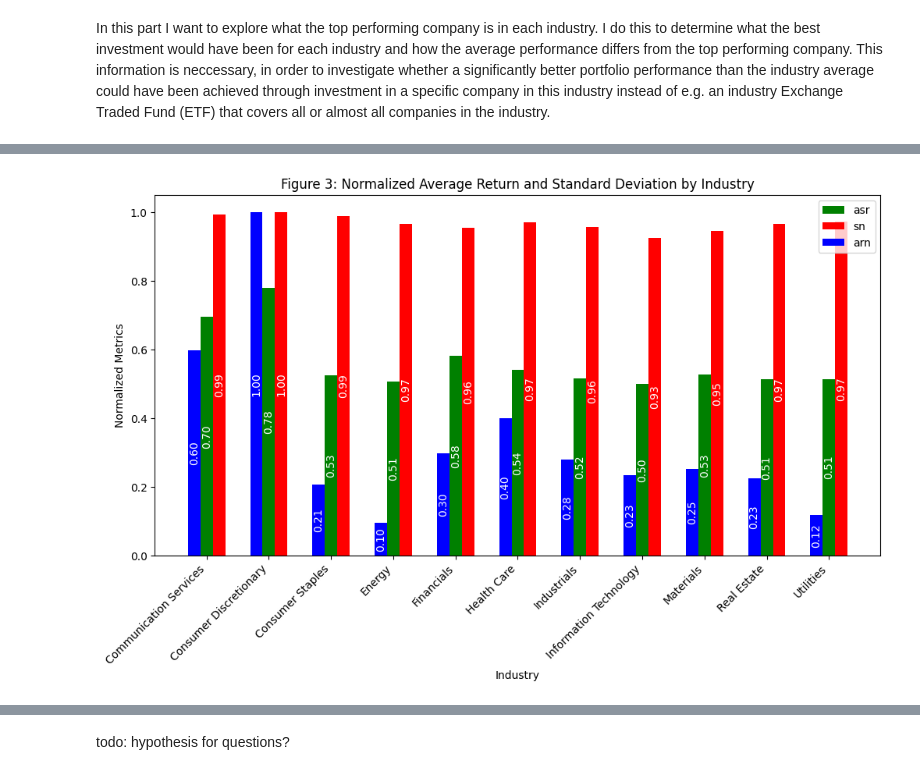
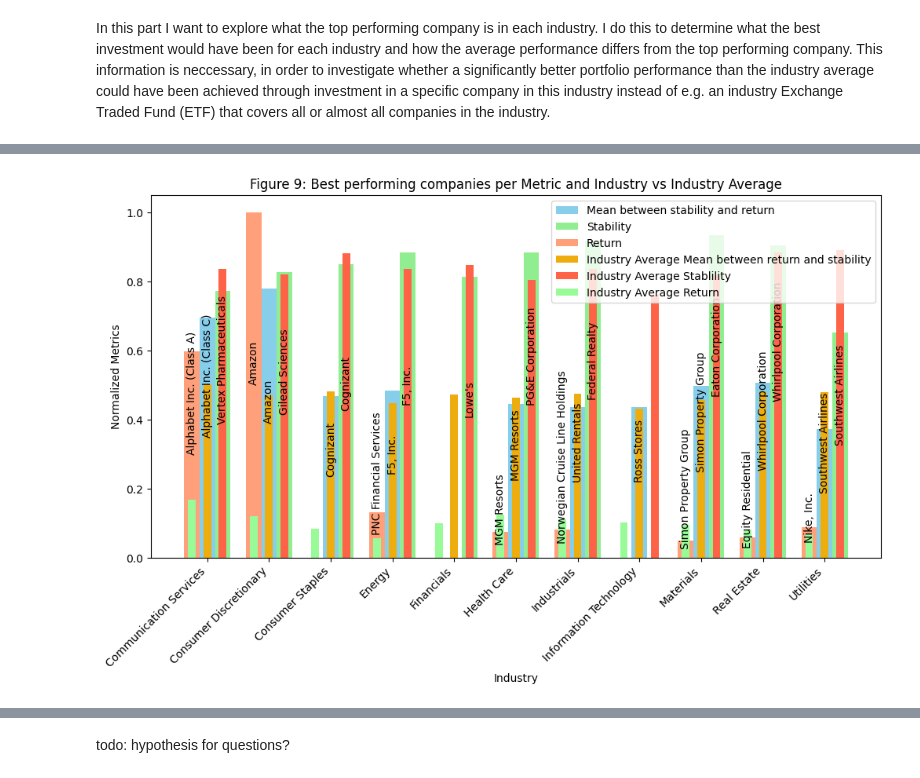
Before and after one commit to radtklau/stock_market, a Jupyter notebook: stock_market.ipynb, the cells around one changed output, grey strips where cells are left out. Cells and saved outputs as stored; diff of their text form; code cells hidden in the pictures.

```diff
--- a/stock_market.ipynb
+++ b/stock_market.ipynb
@@ -718,14 +716,17 @@ sp500_comp_ex["Average_Stability_Return"] = (
 ) / 2 # Calculate the average of stability and return
 
 
+industry_stats = sp500_comp_ex.groupby('GICS Sector').agg({
+    'Avg_return_normalized': 'mean',
+    'Stability_normalized': 'mean',
+}).reset_index()
+
+industry_stats['Mean_between_return_and_stability'] = (industry_stats['Avg_return_normalized'] + (industry_stats['Stability_normalized'])) / 2
 
 # Find the index of the row with the highest metric in each industry
 asr = sp500_comp_ex.groupby('GICS Sector')['Average_Stability_Return'].idxmax()
-#print(df1)
 sn = sp500_comp_ex.groupby('GICS Sector')['Stability_normalized'].idxmax()
-#print(df2)
 arn = sp500_comp_ex.groupby('GICS Sector')['Avg_return_normalized'].idxmax()
-#print(df3)
 
 unique_industries = sp500_comp_ex['GICS Sector'].unique()
 plot_data = {industry: None for industry in unique_industries}
@@ -738,59 +739,97 @@ extracted_data = [[],[],[]]
 for i, series in enumerate(index_series):
     for industry, index in series.items():
         row = sp500_comp_ex.iloc[index]
-        #print(row)
-        extracted_data[i].append(row[metric_list[i]])
+        extracted_data[i].append(row)
+
+asr_data = []
+sn_data = []
+arn_data = []
+for i, metric in enumerate(extracted_data):
+    for company in metric:
+        if i == 0:
+            asr_data.append(company["Average_Stability_Return"])
+        if i == 1:
+            sn_data.append(company["Stability_normalized"])
+        if i == 2:
+            arn_data.append(company["Avg_return_normalized"])
 
 
 plt.figure(figsize=(12, 6))
 
-bar_width = 0.2  # Width of each bar
+bar_width = 0.25  # Width of each bar
 
 # Create numerical positions for each industry
 industries = np.arange(len(industry_stats["GICS Sector"]))
 
-# Bar graph for Normalized Average Return
 plt.bar(
     industries + 0.5*bar_width,
-    extracted_data[0],
+    asr_data,
     width=bar_width,
-    label="asr",
-    color="green",
+    label="Mean between stability and return",
+    color="#87CEEB",
 )
-
 # Bar graph for Normalized Standard Deviation
 plt.bar(
     industries + 1.5*bar_width,
-    extracted_data[1],
+    sn_data,
     width=bar_width,
-    label="sn",
-    color="red",
+    label="Stability",
+    color="#90EE90",
 )
 
 plt.bar(
     industries - 0.5*bar_width,
-    extracted_data[2],
+    arn_data,
     width=bar_width,
-    label="arn",
-    color="blue",
+    label="Return",
+    color="#FFA07A",
 )
+
+#############
+
+plt.bar(
+    industries + 0.5*bar_width,
+    industry_stats["Mean_between_return_and_stability"],
+    width=bar_width/2,
+    label="Industry Average Mean between return and stability",
+    color="#EEAD0E",
+)
+
+plt.bar(
+    industries + 1.5*bar_width,
+    industry_stats["Stability_normalized"],
+    width=bar_width/2,
+    label="Industry Average Stablility",
+    color="#FF6347",
+)
+
+plt.bar(
+    industries - 0.5*bar_width,
+    industry_stats["Avg_return_normalized"],
+    width=bar_width/2,
+    label="Industry Average Return",
+    color="#98FB98",
+)
+
 # Set x-axis ticks to industry names
 plt.xticks(
     industries + bar_width / 2, industry_stats["GICS Sector"], rotation=45, ha="right"
 )
 
 for i, industry in enumerate(unique_industries):
-    plt.text(industries[i] + 0.5 * bar_width, extracted_data[0][i] / 2, f"{extracted_data[0][i]:.2f}", ha='center', va='center', rotation='vertical', color='white')
+    asr_company_name = extracted_data[0][i]["Security"]
+    plt.text(industries[i] + 0.5 * bar_width, extracted_data[0][i]["Average_Stability_Return"] / 2, f"{asr_company_name}", ha='center', va='bottom' if extracted_data[0][i]["Average_Stability_Return"] >= 0 else 'top', rotation='vertical', color='black')
 
-    plt.text(industries[i] + 1.5 * bar_width, extracted_data[1][i] / 2, f"{extracted_data[1][i]:.2f}", ha='center', va='center', rotation='vertical', color='white')
+    sn_company_name = extracted_data[1][i]["Security"]
+    plt.text(industries[i] + 1.5 * bar_width, extracted_data[1][i]["Stability_normalized"] / 2, f"{sn_company_name}", ha='center', va='bottom' if extracted_data[1][i]["Stability_normalized"] >= 0 else 'top', rotation='vertical', color='black')
 
-    plt.text(industries[i] - 0.5 * bar_width, extracted_data[2][i] / 2, f"{extracted_data[2][i]:.2f}", ha='center', va='center', rotation='vertical', color='white')
+    arn_company_name = extracted_data[2][i]["Security"]
+    plt.text(industries[i] - 0.5 * bar_width, extracted_data[2][i]["Avg_return_normalized"] / 2, f"{arn_company_name}", ha='center', va='bottom' if extracted_data[2][i]["Avg_return_normalized"] >= 0 else 'top', rotation='vertical', color='black')
 
 
-plt.title("Figure 3: Normalized Average Return and Standard Deviation by Industry")
+plt.title("Figure 9: Best performing companies per Metric and Industry vs Industry Average")
 plt.xlabel("Industry")
 plt.ylabel("Normalized Metrics")
 plt.legend()
-
 plt.show()
 # %% [output]
@@ -814 +846 @@ Name: 338, dtype: object
-[figure, old version]
+[figure, new version]
```
Also changed, not shown: parts of 7 cells of this notebook.
